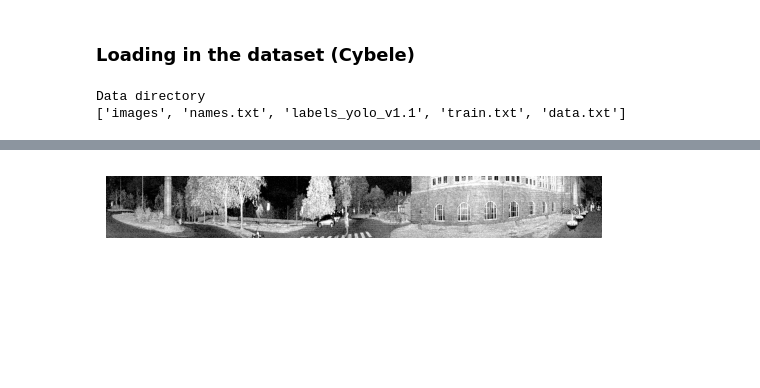
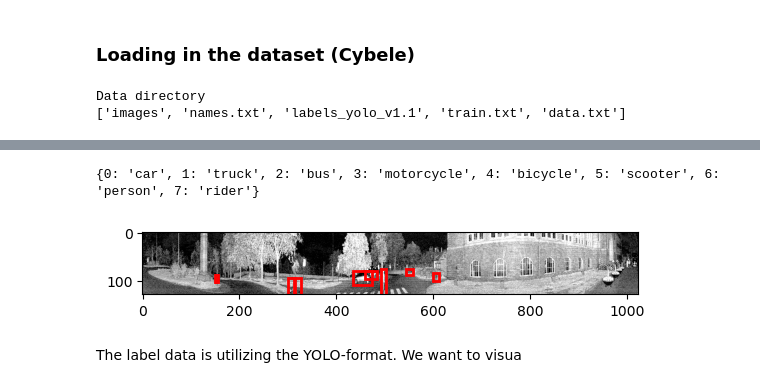
Before and after one commit to HenrikLogJacobsen/CV_Project, a Jupyter notebook: Data_Visualization.ipynb, the cells around one changed output, grey strips where cells are left out. Saved outputs shown, nothing was run; the diff lists cells and outputs as text; code cells hidden in the pictures; blank space fills up the shorter version.

Commit message:
box visualization for image 1

```diff
--- a/Data_Visualization.ipynb
+++ b/Data_Visualization.ipynb
@@ -39,5 +22,6 @@ rider
 # %%
-train = pd.read_csv(get_path("train.txt"), sep=" ", header=None)
+# train.txt includes path to training data
+train = pd.read_csv("data/train.txt", sep=" ", header=None)
 print(train.head())
 train.describe()
 # %% [output]
@@ -45,8 +39,38 @@ NameError: name 'get_path' is not defined
-# %%
-image_path = os.path.join(DATAPATH, train.iloc[0, 0])
-image = plt.imread(image_path)
-plt.imshow(image)
-plt.axis('off')
-plt.show()
-# %% [output]
-[figure, removed]
+# %%
+# Load the names of the classes
+class_names = pd.read_csv("data/names.txt", header=None)
+class_names = class_names[0].to_dict()
+print(class_names)
+# %% [output]
+{0: 'car', 1: 'truck', 2: 'bus', 3: 'motorcycle', 4: 'bicycle', 5: 'scooter', 6: 'person', 7: 'rider'}
+# %%
+# Label data
+label1_path = os.path.join("data/labels_yolo_v1.1", train.iloc[0, 0].split("/")[-1].replace(".PNG", ".txt"))
+label1 = pd.read_csv(label1_path, sep=" ", header=None)
+
+# First image
+image1_path = os.path.join("data/", train.iloc[0, 0])
+image1 = plt.imread(image1_path)
+
+# Convert the YOLO-formatted labels to bounding box coordinates
+label1['x_min'] = (label1[1] - label1[3] / 2) * image1.shape[1]
+label1['x_max'] = (label1[1] + label1[3] / 2) * image1.shape[1]
+label1['y_min'] = (label1[2] - label1[4] / 2) * image1.shape[0]
+label1['y_max'] = (label1[2] + label1[4] / 2) * image1.shape[0]
+
+# Plot the bounding boxes
+fig, ax = plt.subplots(1)
+ax.imshow(image1)
+for _, row in label1.iterrows():
+    x_min, y_min, x_max, y_max = row['x_min'], row['y_min'], row['x_max'], row['y_max']
+    rect = patches.Rectangle((x_min, y_min), x_max-x_min, y_max-y_min, edgecolor='r', linewidth=2, fill=False)
+    ax.add_patch(rect)
+    label = class_names[row['class_id']]
+    plt.text(x_min, y_min, label, color='white', fontsize=12, bbox=dict(facecolor='red', alpha=0.5))
+
+# Show the plot
+plt.show()
+# %% [output]
+[figure, added]
+# %% [markdown]
+The label data is utilizing the YOLO-format. We want to visua
```
Also changed, not shown: parts of 5 cells of this notebook, 1 other file.
